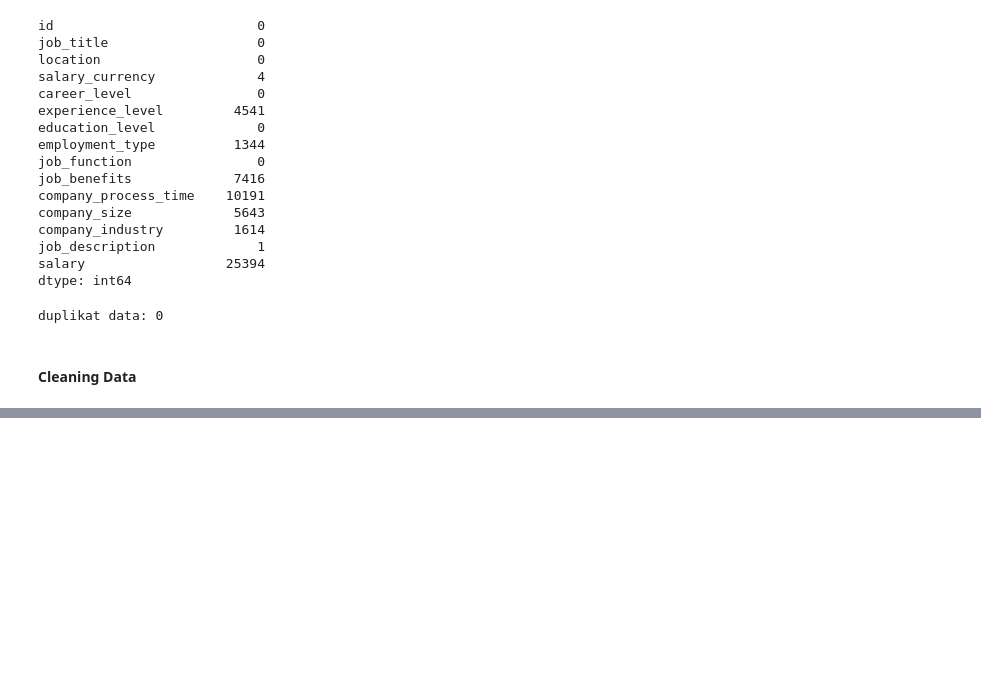
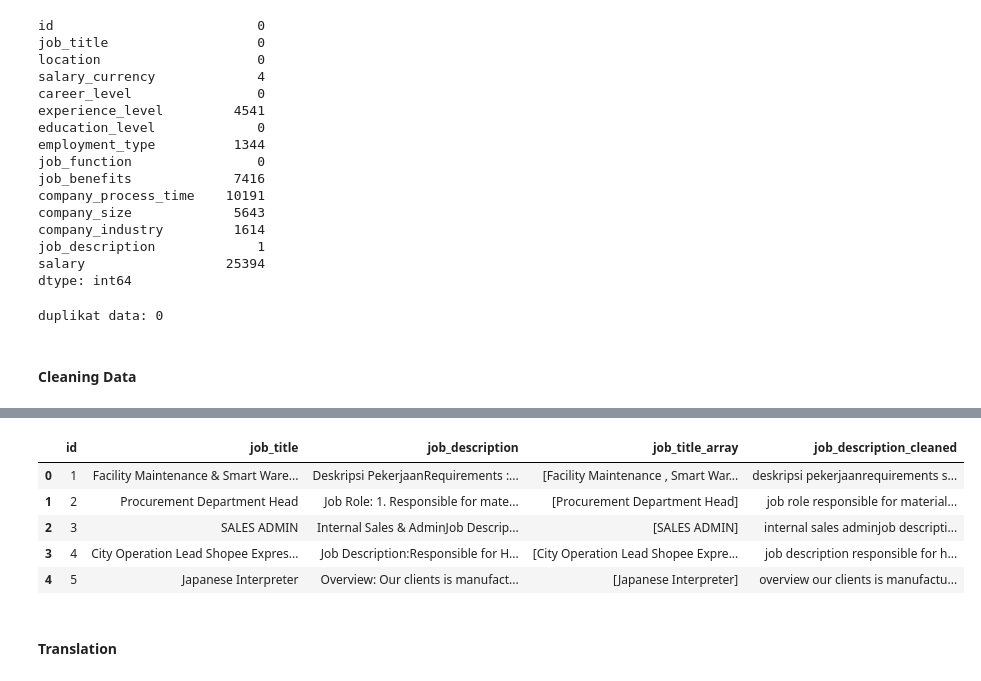
Before and after one commit to muhanangmahrub/Career-Path-Navigator, a Jupyter notebook: notebooks/akbar/notebook.ipynb, the cells around one changed output, grey strips where cells are left out. Drawn from its saved outputs; the diff is of its cells as text; code cells hidden in the pictures; blank space fills up the shorter version.

Commit message:
feat: add translation

```diff
--- a/notebooks/akbar/notebook.ipynb
+++ b/notebooks/akbar/notebook.ipynb
@@ -90,0 +155,25 @@ dtype: int64
+# %%
+import re
+import string
+
+def clean_text(text):
+    text = text.lower()
+    text = re.sub(r'\w*\d\w*', ' ', text)
+    text = re.sub('[%s]' % re.escape(string.punctuation), ' ', text)
+    text = re.sub(' +', ' ', text)
+    # text = remove_stopwords(text)
+    # text = lemmatize(text)
+    return text
+
+df_eda['job_description_cleaned'] = df_eda['job_description'].apply(clean_text)
+# %%
+df_eda.head()
+# %% [output]
+|  | id | job_title | job_description | job_title_array | job_description_cleaned |
+| 0 | 1 | Facility Maintenance & Smart Ware... | Deskripsi PekerjaanRequirements :... | [Facility Maintenance , Smart War... | deskripsi pekerjaanrequirements s... |
+| 1 | 2 | Procurement Department Head | Job Role: 1. Responsible for mate... | [Procurement Department Head] | job role responsible for material... |
+| 2 | 3 | SALES ADMIN | Internal Sales & AdminJob Descrip... | [SALES ADMIN] | internal sales adminjob descripti... |
+| 3 | 4 | City Operation Lead Shopee Expres... | Job Description:Responsible for H... | [City Operation Lead Shopee Expre... | job description responsible for h... |
+| 4 | 5 | Japanese Interpreter | Overview: Our clients is manufact... | [Japanese Interpreter] | overview our clients is manufactu... |
+# %% [markdown]
+#### Translation
```
Also changed, not shown: parts of 14 cells of this notebook, 1 other file.
